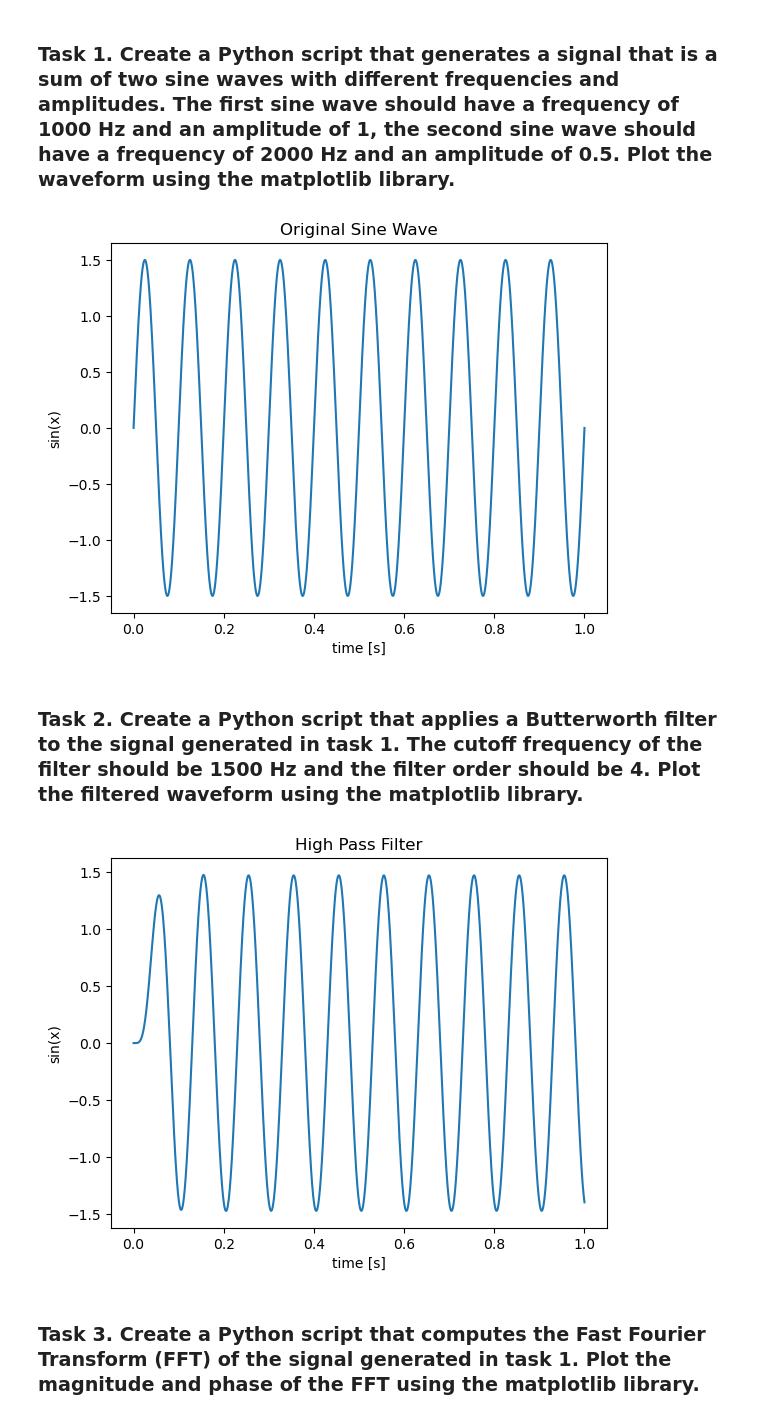
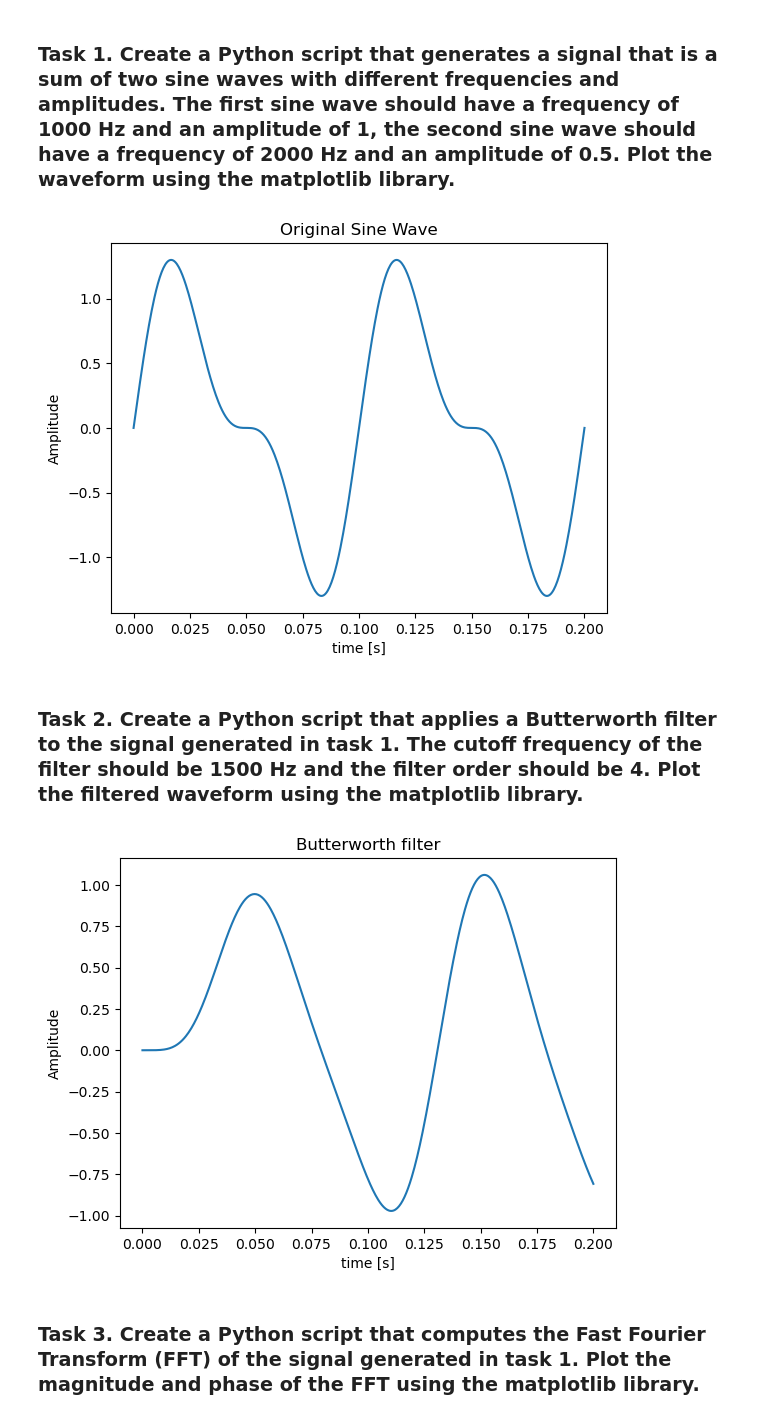
Before and after one commit to samw0627/517-HW, a Jupyter notebook: HW2.ipynb, the cells around one changed output. Saved outputs shown, nothing was run; the diff lists cells and outputs as text; code cells hidden in the pictures.

```diff
--- a/HW2.ipynb
+++ b/HW2.ipynb
@@ -139,45 +139,45 @@ frequency1 = 10
 frequency2 = 20
 amp1 = 1
 amp2 = 0.5
-duration = 1
+duration = 0.2
 sampleRate = 2500
 
 angular_frquency1 = 2*np.pi*frequency1
 angular_frquency2 = 2*np.pi*frequency2
 
-x = np.linspace(0,1,sampleRate*duration)
-sin1x = amp1*np.sin(x*angular_frquency)
-sin2x = amp2*np.sin(x*angular_frquency)
+x = np.linspace(0,duration,int(sampleRate*duration))
+sin1x = amp1*np.sin(x*angular_frquency1)
+sin2x = amp2*np.sin(x*angular_frquency2)
 
 sin_sum = sin1x + sin2x
 plt.plot(x, sin_sum)
 plt.title('Original Sine Wave')
 plt.xlabel('time [s]')
-plt.ylabel('sin(x)')
+plt.ylabel('Amplitude')
 plt.axis('tight')
 plt.show()
 # %% [output]
-[figure, old version]
+[figure, new version]
 # %% [markdown]
 ### Task 2. Create a Python script that applies a Butterworth filter to the signal generated in task 1. The cutoff frequency of the filter should be 1500 Hz and the filter order should be 4. Plot the filtered waveform using the matplotlib library.
 # %%
 # Suggestions:
 # - Use the scipy library's signal butter function to generate the Butterworth filter
 # - Use the scipy library's lfilter function to apply the filter to the signal
 # - Use the matplotlib library's plot function to plot the filtered waveform
 # - Documentation for sig.butter: https://docs.scipy.org/doc/scipy/reference/generated/scipy.signal.butter.html
 # - Documentation for sig.lfilt(): https://docs.scipy.org/doc/scipy/reference/generated/scipy.signal.lfilter.html
 
 b, a = sig.butter(4, 15, fs = sampleRate)
 y = sig.lfilter(b,a,sin_sum)
 plt.plot(x,y)
-plt.title('High Pass Filter')
+plt.title('Butterworth filter')
 plt.xlabel('time [s]')
-plt.ylabel('sin(x)')
+plt.ylabel('Amplitude')
 plt.axis('tight')
 plt.show()
 # %% [output]
-[figure, old version]
+[figure, new version]
 # %% [markdown]
 ### Task 3. Create a Python script that computes the Fast Fourier Transform (FFT) of the signal generated in task 1. Plot the magnitude and phase of the FFT using the matplotlib library.
 # %%
```
Also changed, not shown: parts of 7 cells of this notebook.
